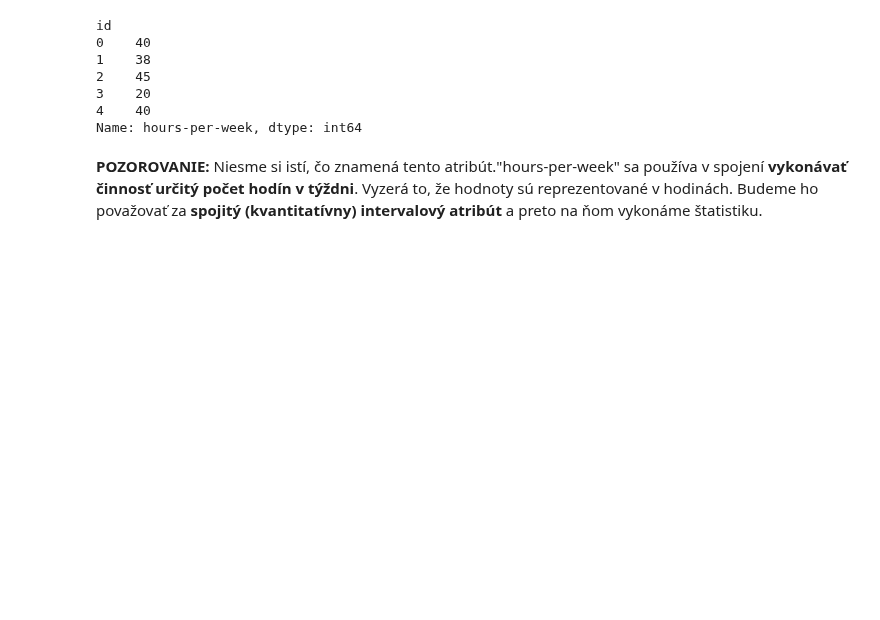
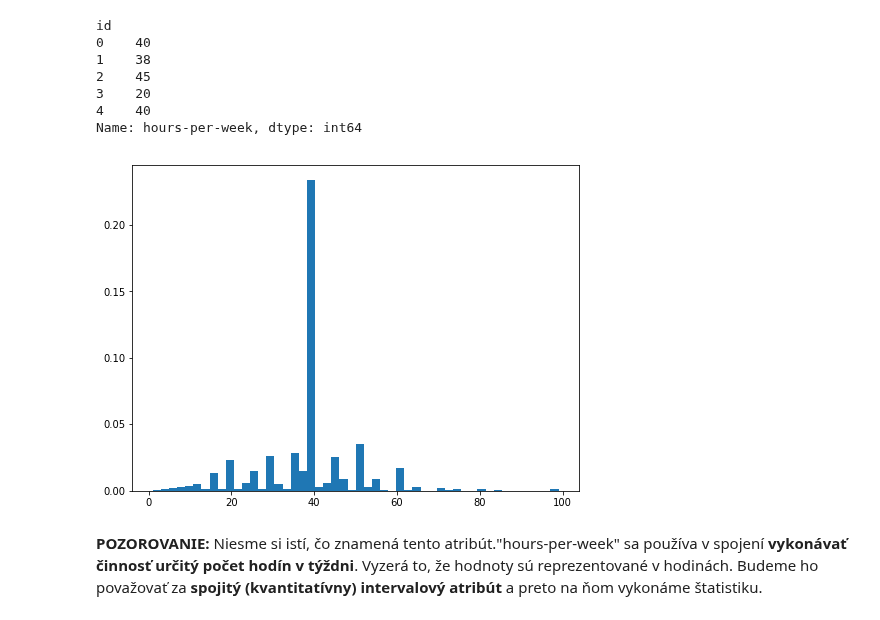
Before and after one commit to PeterJurkacek/IAU_2018_Jurkacek_Vyskoc, a Jupyter notebook: prieskumna_analyza.ipynb, the cells around one changed output. Drawn from its saved outputs; the diff is of its cells as text; code cells hidden in the pictures; blank space fills up the shorter version.

```diff
--- a/prieskumna_analyza.ipynb
+++ b/prieskumna_analyza.ipynb
@@ -196,6 +241,0 @@ def my_to_datetime(val):
-# %%
-# Vytvoríme si stĺpec s hodnotami aj ktore su v zlom formate
-# https://pandas.pydata.org/pandas-docs/stable/generated/pandas.DataFrame.select_dtypes.html
-# data.loc[:'my_to_datetime',:].select_dtypes(include=[np.datetime64])
-data['my_to_datetime'] = data['date_of_birth'].apply(my_to_datetime)
-data['my_to_datetime'].describe()
@@ -261,6 +326,12 @@ id
 3    20
 4    40
 Name: hours-per-week, dtype: int64
+# %%
+column = 'hours-per-week'
+sample = data[column]
+_ = plt.hist(sample, normed=True, bins=50)
+# %% [output]
+[figure, added]
 # %% [markdown]
 **POZOROVANIE:** Niesme si istí, čo znamená tento atribút."hours-per-week" sa používa v spojení **vykonávať činnosť určitý počet hodín v týždni**. Vyzerá to, že hodnoty sú reprezentované v hodinách. Budeme ho považovať za **spojitý (kvantitatívny) intervalový atribút** a preto na ňom vykonáme štatistiku.
 # %%
```
Also changed, not shown: parts of 80 cells of this notebook.
